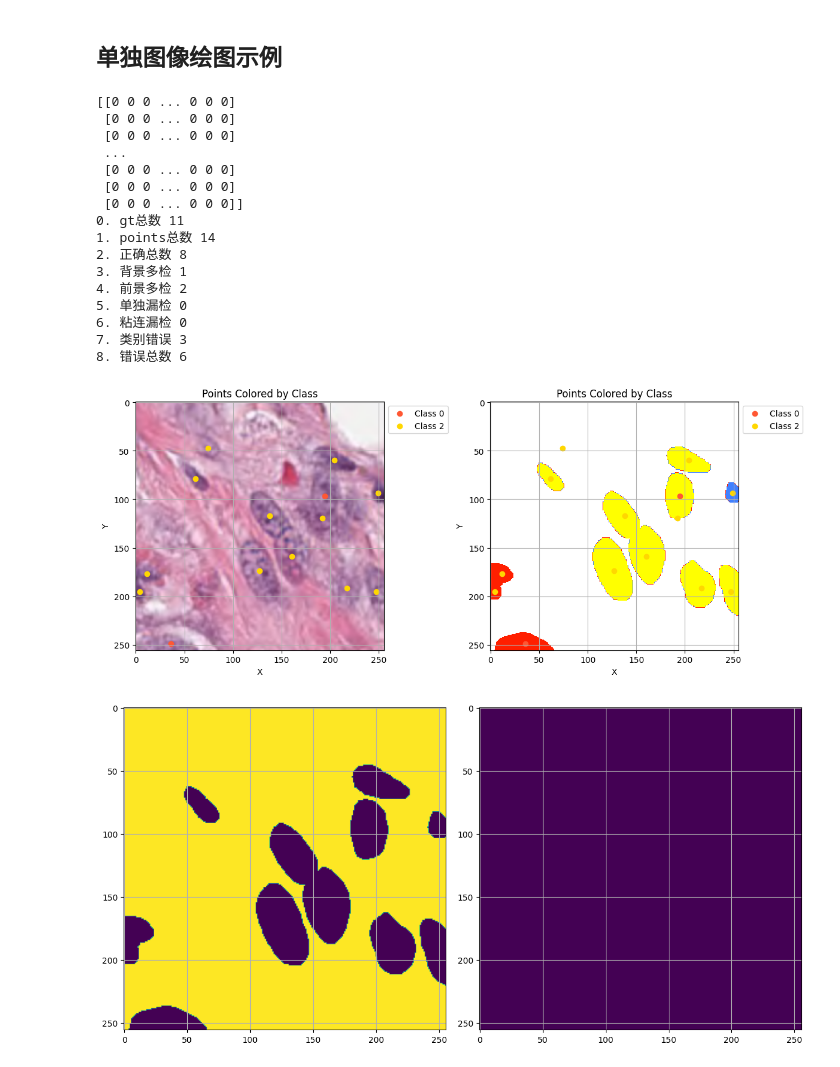
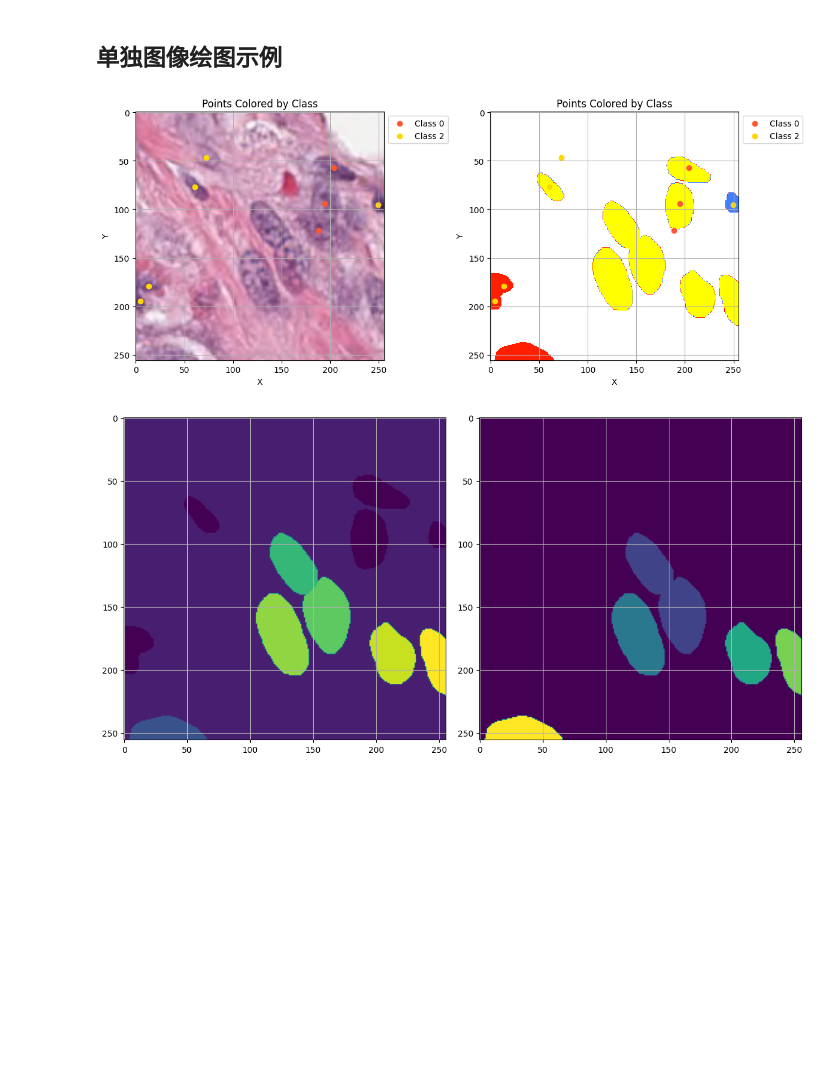
Before and after one commit to hotaru1227/PNS_tmp, a Jupyter notebook: segmentor/temp.ipynb, the cells around one changed output. Drawn from its saved outputs; the diff is of its cells as text; code cells hidden in the pictures; blank space fills up the shorter version.

```diff
--- a/segmentor/temp.ipynb
+++ b/segmentor/temp.ipynb
@@ -86,9 +86,9 @@ cmap = ListedColormap(colors)
 cmap_mask = ListedColormap(colors_mask)
 
 #return inst_map,type_map,points,points_labels
-def load_dataset(dataset,file_name):
+def load_dataset(dataset,file_name,file_path):
     if dataset == 'pannuke':
-        point_data = np.load("./prompts/pannuke321/"+file_name+".npy")
+        point_data = np.load(file_path+"/"+file_name+".npy")
         mask_data = np.load("./datasets/pannuke/Masks/"+file_name+".npy", allow_pickle=True).item()  # 加载npy文件并将字典转换为Python对象
         inst_map = mask_data['inst_map']
         type_map = mask_data['type_map']
@@ -289,7 +289,8 @@ dtype: object
 # %%
 dataset = 'pannuke'
 file_name = '1_8'
-inst_map,type_map,points,points_labels = load_dataset(dataset, file_name)
+file_path = '/data/hotaru/projects/PNS_tmp/segmentor/prompts/pannuke321_chpo_121'
+inst_map,type_map,points,points_labels = load_dataset(dataset, file_name,file_path)
 false_points,temp_inst_map, semantic_liantong_map= count_false_points(inst_map,type_map,points,points_labels)
 
 # 打开PNG图像
@@ -305,48 +306,32 @@ axes[0].set_xlabel("X")
 axes[0].set_ylabel("Y")
 axes[0].set_title("Points Colored by Class")
 axes[0].grid(True)
 
 # 在第二个子图中绘制mask和点
 axes[1].imshow(type_map, cmap=cmap_mask, vmin=0, vmax=len(colors_mask)-1)
 for label in np.unique(points_labels):
     idx = points_labels == label
     axes[1].scatter(points[idx, 0], points[idx, 1], label=f"Class {int(label)}", c=[colors[int(label)]], cmap=cmap)
 axes[1].set_xlabel("X")
 axes[1].set_ylabel("Y")
 axes[1].set_title("Points Colored by Class")
 axes[1].grid(True)
 
 # 在每个子图的外部显示图例
 axes[0].legend(loc='upper left', bbox_to_anchor=(1, 1))
 axes[1].legend(loc='upper left', bbox_to_anchor=(1, 1))
 plt.tight_layout()
 plt.show()
 
 
 fig, axes = plt.subplots(1, 2, figsize=(12, 6))
 axes[0].imshow(temp_inst_map)
 axes[0].grid(True)
 
 axes[1].imshow(semantic_liantong_map )
 axes[1].grid(True)
 plt.tight_layout()
 plt.show()
 # %% [output]
-[[0 0 0 ... 0 0 0]
- [0 0 0 ... 0 0 0]
- [0 0 0 ... 0 0 0]
- ...
- [0 0 0 ... 0 0 0]
- [0 0 0 ... 0 0 0]
- [0 0 0 ... 0 0 0]]
-0. gt总数 11
-1. points总数 14
-2. 正确总数 8
-3. 背景多检 1
-4. 前景多检 2
-5. 单独漏检 0
-6. 粘连漏检 0
-7. 类别错误 3
-8. 错误总数 6
-[figure, old version]
+[figure, new version]
-[figure, old version]
+[figure, new version]
```
Also changed, not shown: 4 other files.
